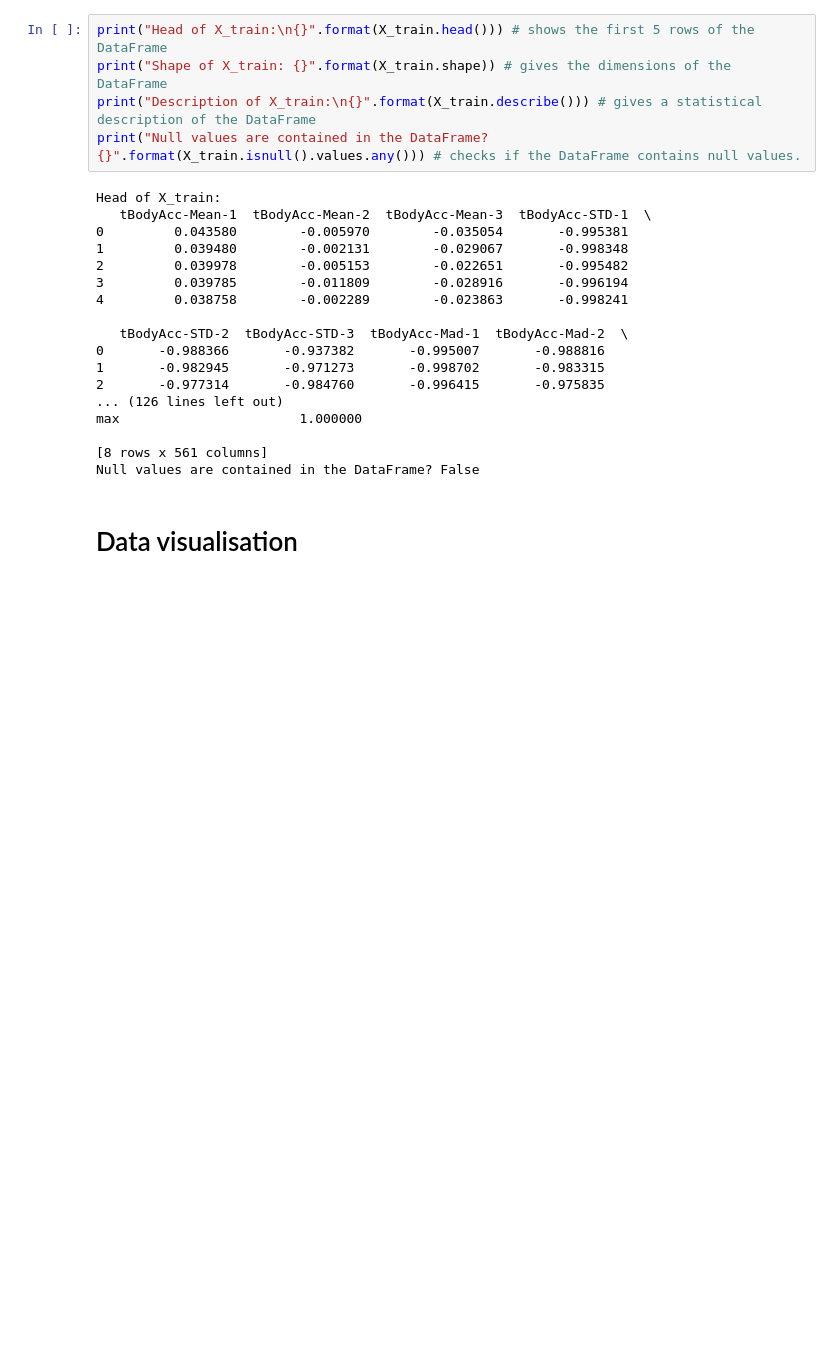
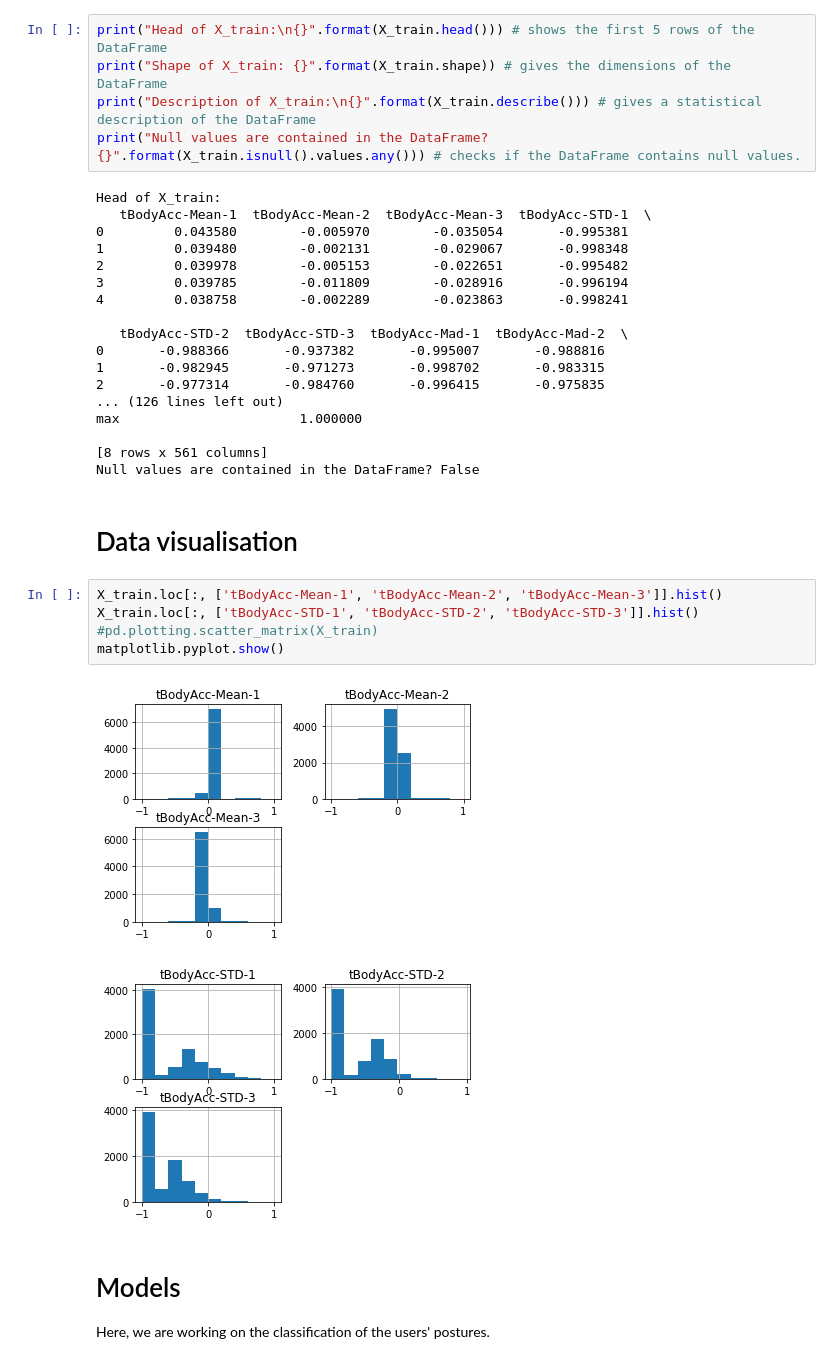
Before and after one commit to zhorta/ESILV_Python_for_data_analysis_devoir_2020, a Jupyter notebook: main.ipynb, the cells around one changed output. Cells and saved outputs as stored; diff of their text form; blank space fills up the shorter version.

```diff
--- a/main.ipynb
+++ b/main.ipynb
@@ -117,3 +121,15 @@ max                       1.000000
 Null values are contained in the DataFrame? False
 # %% [markdown]
 # Data visualisation
+# %%
+X_train.loc[:, ['tBodyAcc-Mean-1', 'tBodyAcc-Mean-2', 'tBodyAcc-Mean-3']].hist()
+X_train.loc[:, ['tBodyAcc-STD-1', 'tBodyAcc-STD-2', 'tBodyAcc-STD-3']].hist()
+#pd.plotting.scatter_matrix(X_train)
+matplotlib.pyplot.show()
+# %% [output]
+[figure, added]
+[figure, added]
+# %% [markdown]
+# Models
+
+Here, we are working on the classification of the users' postures.
```
Also changed, not shown: parts of 12 cells of this notebook.
